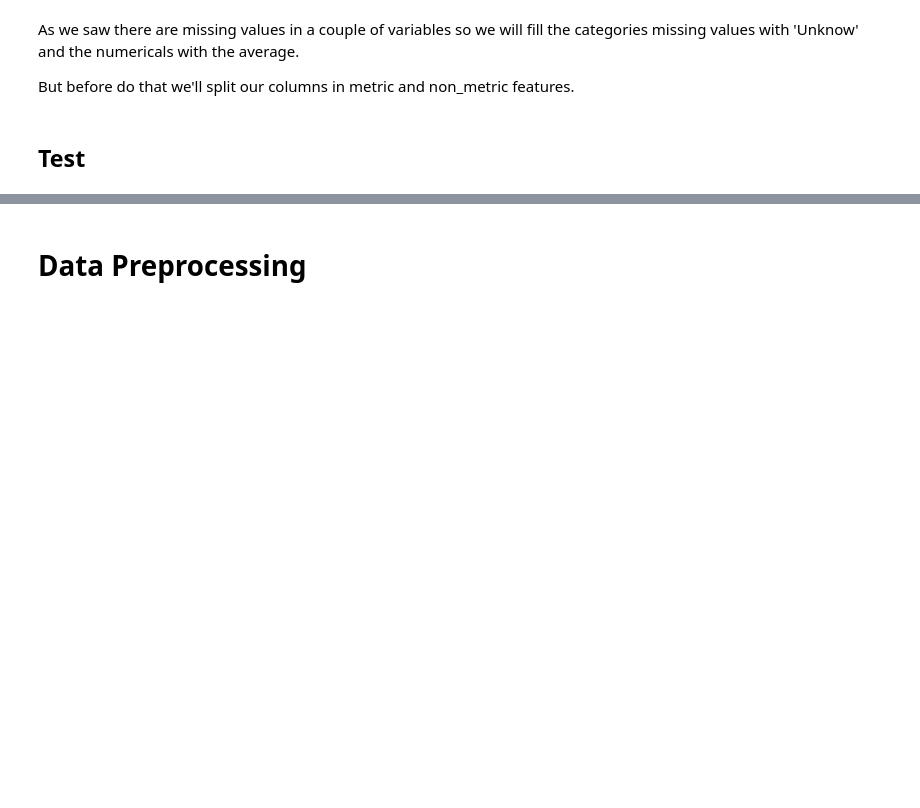
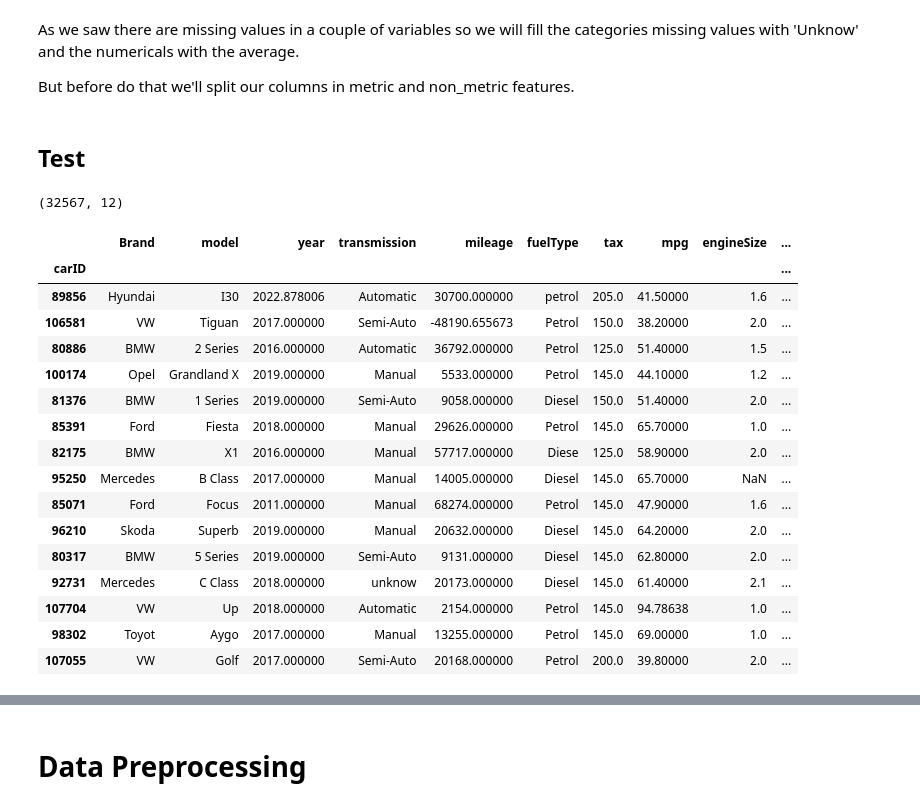
Before and after one commit to mariamiguel720/Machine-Learning-Project-25-26, a Jupyter notebook: notebooks/Notebook_primeira_entrega_ML.ipynb, the cells around one changed output, grey strips where cells are left out. Cells and saved outputs as stored; diff of their text form; code cells hidden in the pictures; blank space fills up the shorter version.

Commit message:
Continuar EDA do training set

```diff
--- a/notebooks/Notebook_primeira_entrega_ML.ipynb
+++ b/notebooks/Notebook_primeira_entrega_ML.ipynb
@@ -38,7 +45,7 @@ from sklearn.metrics import confusion_matrix
 # %%
-sample = pd.read_csv('sample_submission.csv')
-train = pd.read_csv('train.csv')
-test = pd.read_csv('test.csv')
+sample = pd.read_csv('../data/sample_submission.csv')
+train = pd.read_csv('../data/train.csv')
+test = pd.read_csv('../data/test.csv')
 # %% [markdown]
 # EDA (Exploratory Data Analysis)
 # %% [markdown]
@@ -222,6 +376,26 @@ for column in X_train.columns:
 # %%
 test.shape
 #Here we can see that the test shape is equal to the sample shape.
+# %% [output]
+(32567, 12)
 # %%
-test.head()
+test.head(15)
+# %% [output]
+|  | Brand | model | year | transmission | mileage | fuelType | tax | mpg | engineSize | ... |
+| carID |  |  |  |  |  |  |  |  |  | ... |
+| 89856 | Hyundai | I30 | 2022.878006 | Automatic | 30700.000000 | petrol | 205.0 | 41.50000 | 1.6 | ... |
+| 106581 | VW | Tiguan | 2017.000000 | Semi-Auto | -48190.655673 | Petrol | 150.0 | 38.20000 | 2.0 | ... |
+| 80886 | BMW | 2 Series | 2016.000000 | Automatic | 36792.000000 | Petrol | 125.0 | 51.40000 | 1.5 | ... |
+| 100174 | Opel | Grandland X | 2019.000000 | Manual | 5533.000000 | Petrol | 145.0 | 44.10000 | 1.2 | ... |
+| 81376 | BMW | 1 Series | 2019.000000 | Semi-Auto | 9058.000000 | Diesel | 150.0 | 51.40000 | 2.0 | ... |
+| 85391 | Ford | Fiesta | 2018.000000 | Manual | 29626.000000 | Petrol | 145.0 | 65.70000 | 1.0 | ... |
+| 82175 | BMW | X1 | 2016.000000 | Manual | 57717.000000 | Diese | 125.0 | 58.90000 | 2.0 | ... |
+| 95250 | Mercedes | B Class | 2017.000000 | Manual | 14005.000000 | Diesel | 145.0 | 65.70000 | NaN | ... |
+| 85071 | Ford | Focus | 2011.000000 | Manual | 68274.000000 | Petrol | 145.0 | 47.90000 | 1.6 | ... |
+| 96210 | Skoda | Superb | 2019.000000 | Manual | 20632.000000 | Diesel | 145.0 | 64.20000 | 2.0 | ... |
+| 80317 | BMW | 5 Series | 2019.000000 | Semi-Auto | 9131.000000 | Diesel | 145.0 | 62.80000 | 2.0 | ... |
+| 92731 | Mercedes | C Class | 2018.000000 | unknow | 20173.000000 | Diesel | 145.0 | 61.40000 | 2.1 | ... |
+| 107704 | VW | Up | 2018.000000 | Automatic | 2154.000000 | Petrol | 145.0 | 94.78638 | 1.0 | ... |
+| 98302 | Toyot | Aygo | 2017.000000 | Manual | 13255.000000 | Petrol | 145.0 | 69.00000 | 1.0 | ... |
+| 107055 | VW | Golf | 2017.000000 | Semi-Auto | 20168.000000 | Petrol | 200.0 | 39.80000 | 2.0 | ... |
 # %%
```
Also changed, not shown: parts of 28 cells of this notebook, 1 other file.
